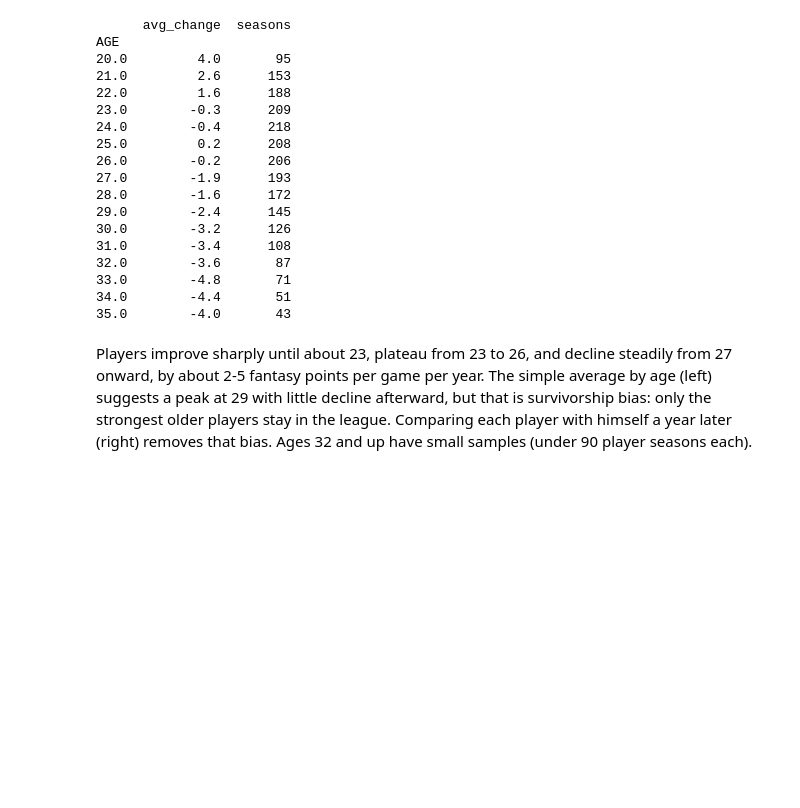
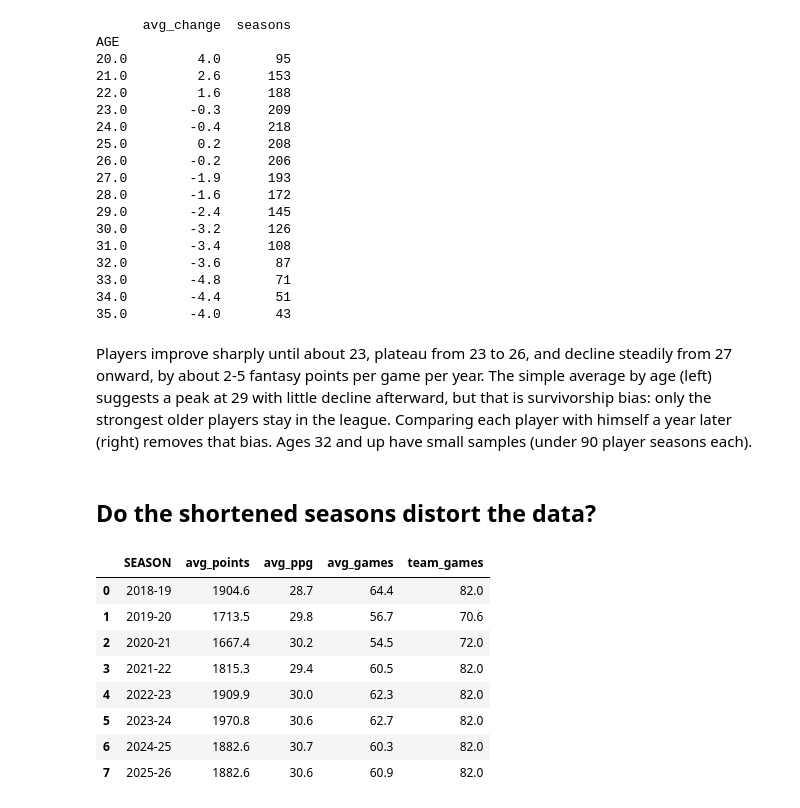
Before and after one commit to ryanpollard00/fantasy-basketball-draft-simulator, a Jupyter notebook: notebooks/01_data_exploration.ipynb, the cells around one changed output. Cells and saved outputs as stored; diff of their text form; code cells hidden in the pictures; blank space fills up the shorter version.

Commit message:
add shortened season check and key findings summary at top

```diff
--- a/notebooks/01_data_exploration.ipynb
+++ b/notebooks/01_data_exploration.ipynb
@@ -219,3 +227,32 @@ AGE
 35.0        -4.0       43
 # %% [markdown]
 Players improve sharply until about 23, plateau from 23 to 26, and decline steadily from 27 onward, by about 2-5 fantasy points per game per year. The simple average by age (left) suggests a peak at 29 with little decline afterward, but that is survivorship bias: only the strongest older players stay in the league. Comparing each player with himself a year later (right) removes that bias. Ages 32 and up have small samples (under 90 player seasons each).
+# %% [markdown]
+## Do the shortened seasons distort the data?
+# %%
+import sqlite3
+
+conn = sqlite3.connect(config.DB_PATH)
+team_games = pd.read_sql(
+    "SELECT SEASON, AVG(WINS + LOSSES) AS team_games FROM team_seasons GROUP BY SEASON",
+    conn,
+)
+conn.close()
+
+season_summary = (
+    qualified.groupby("SEASON")
+    .agg(avg_points=("FANTASY_PTS", "mean"), avg_ppg=("FANTASY_PPG", "mean"), avg_games=("GP", "mean"))
+    .reset_index()
+    .merge(team_games, on="SEASON")
+)
+season_summary.round(1)
+# %% [output]
+|  | SEASON | avg_points | avg_ppg | avg_games | team_games |
+| 0 | 2018-19 | 1904.6 | 28.7 | 64.4 | 82.0 |
+| 1 | 2019-20 | 1713.5 | 29.8 | 56.7 | 70.6 |
+| 2 | 2020-21 | 1667.4 | 30.2 | 54.5 | 72.0 |
+| 3 | 2021-22 | 1815.3 | 29.4 | 60.5 | 82.0 |
+| 4 | 2022-23 | 1909.9 | 30.0 | 62.3 | 82.0 |
+| 5 | 2023-24 | 1970.8 | 30.6 | 62.7 | 82.0 |
+| 6 | 2024-25 | 1882.6 | 30.7 | 60.3 | 82.0 |
+| 7 | 2025-26 | 1882.6 | 30.6 | 60.9 | 82.0 |
```
Also changed, not shown: parts of 1 cell of this notebook.
